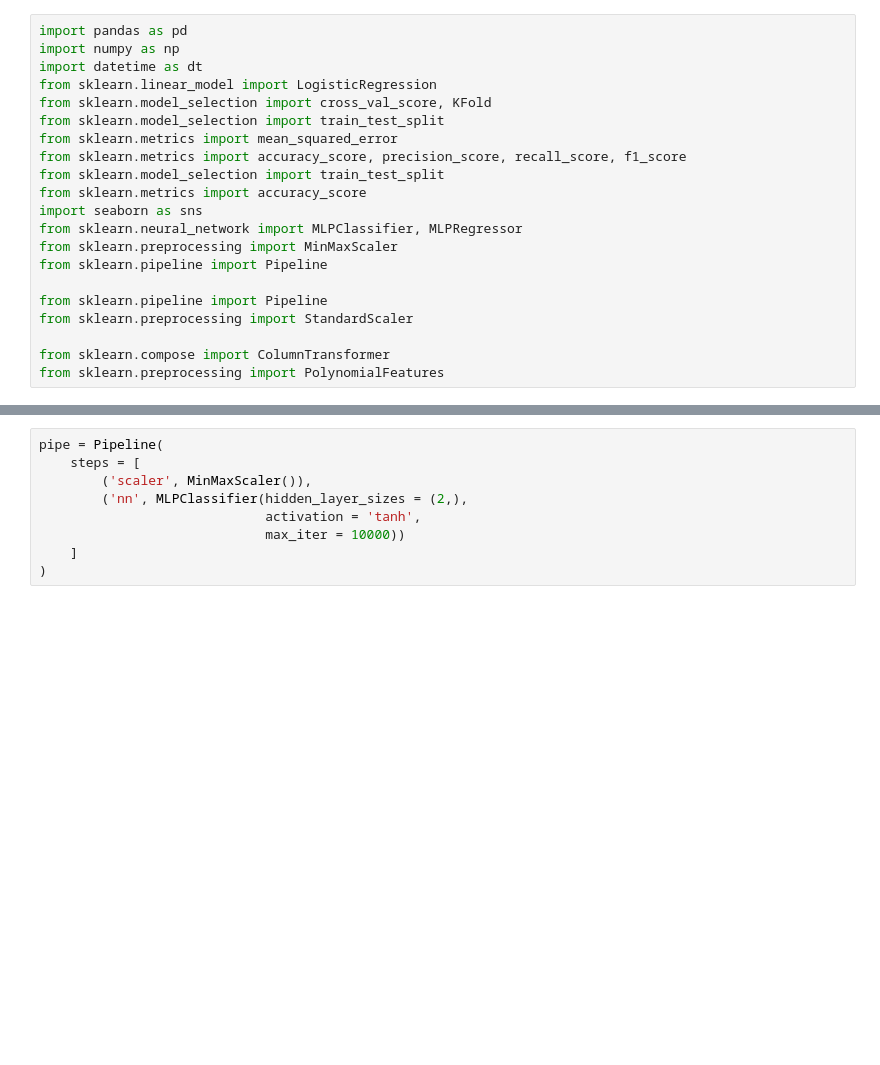
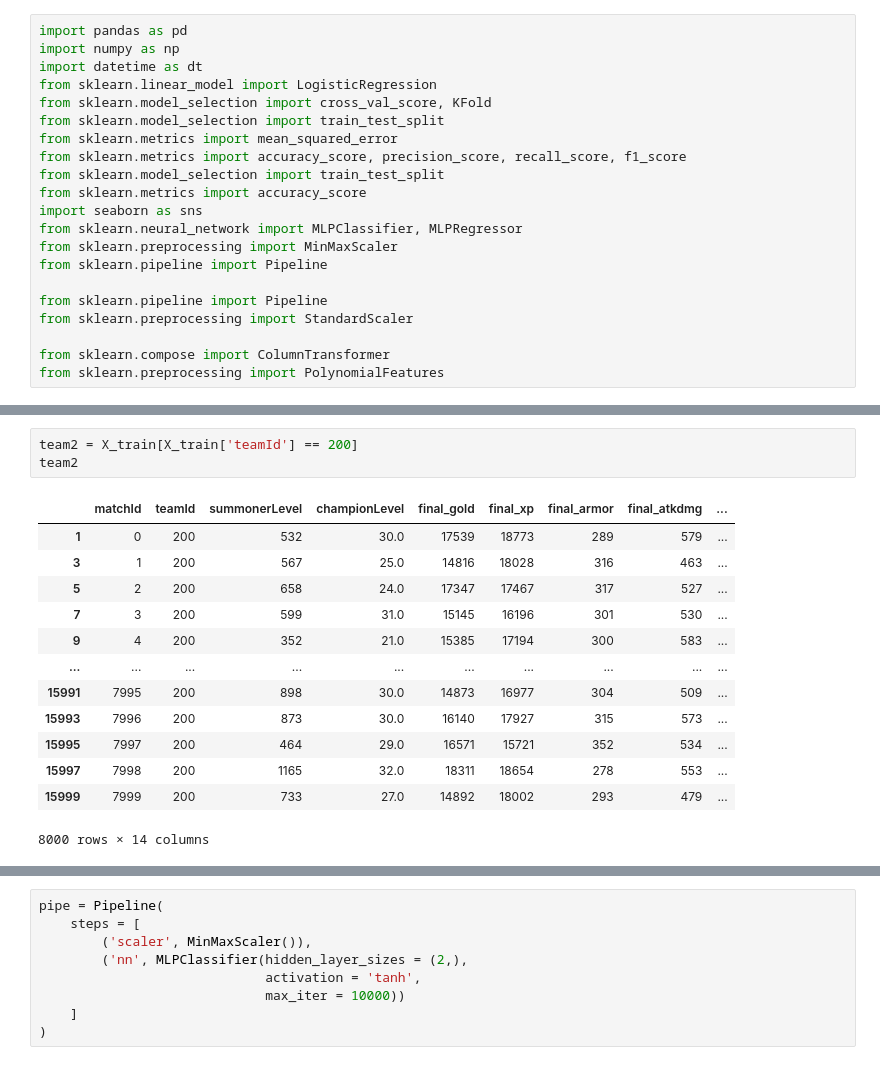
Before and after one commit to nss-data-science-cohort-6/kaggle_lol-elden-ring, a Jupyter notebook: notebooks/AC_prediction_models.ipynb, the cells around one changed output, grey strips where cells are left out. Cells and saved outputs as stored; diff of their text form; blank space fills up the shorter version.

```diff
--- a/notebooks/AC_prediction_models.ipynb
+++ b/notebooks/AC_prediction_models.ipynb
@@ -97,0 +111,17 @@ X_train, X_test, Y_train, Y_test = train_test_split(X_train, y_train_timeline, s
+# %%
+team2 = X_train[X_train['teamId'] == 200]
+team2
+# %% [output]
+|  | matchId | teamId | summonerLevel | championLevel | final_gold | final_xp | final_armor | final_atkdmg | ... |
+| 1 | 0 | 200 | 532 | 30.0 | 17539 | 18773 | 289 | 579 | ... |
+| 3 | 1 | 200 | 567 | 25.0 | 14816 | 18028 | 316 | 463 | ... |
+| 5 | 2 | 200 | 658 | 24.0 | 17347 | 17467 | 317 | 527 | ... |
+| 7 | 3 | 200 | 599 | 31.0 | 15145 | 16196 | 301 | 530 | ... |
+| 9 | 4 | 200 | 352 | 21.0 | 15385 | 17194 | 300 | 583 | ... |
+| ... | ... | ... | ... | ... | ... | ... | ... | ... | ... |
+| 15991 | 7995 | 200 | 898 | 30.0 | 14873 | 16977 | 304 | 509 | ... |
+| 15993 | 7996 | 200 | 873 | 30.0 | 16140 | 17927 | 315 | 573 | ... |
+| 15995 | 7997 | 200 | 464 | 29.0 | 16571 | 15721 | 352 | 534 | ... |
+| 15997 | 7998 | 200 | 1165 | 32.0 | 18311 | 18654 | 278 | 553 | ... |
+| 15999 | 7999 | 200 | 733 | 27.0 | 14892 | 18002 | 293 | 479 | ... |
+8000 rows × 14 columns
```
Also changed, not shown: parts of 51 cells of this notebook.
